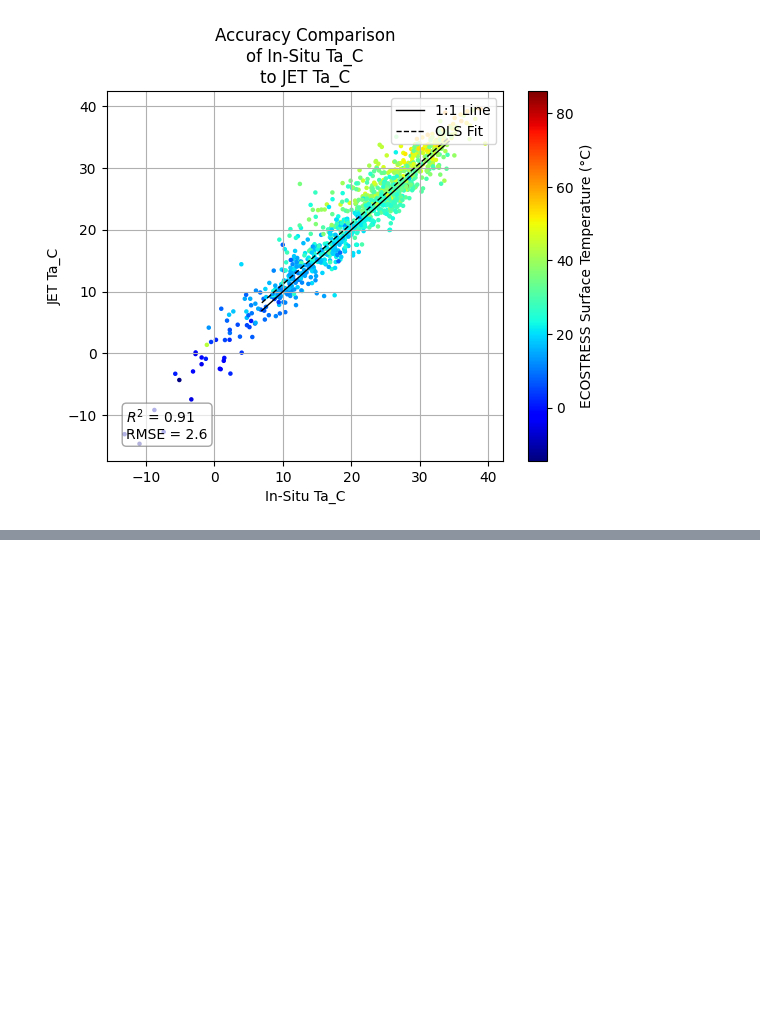
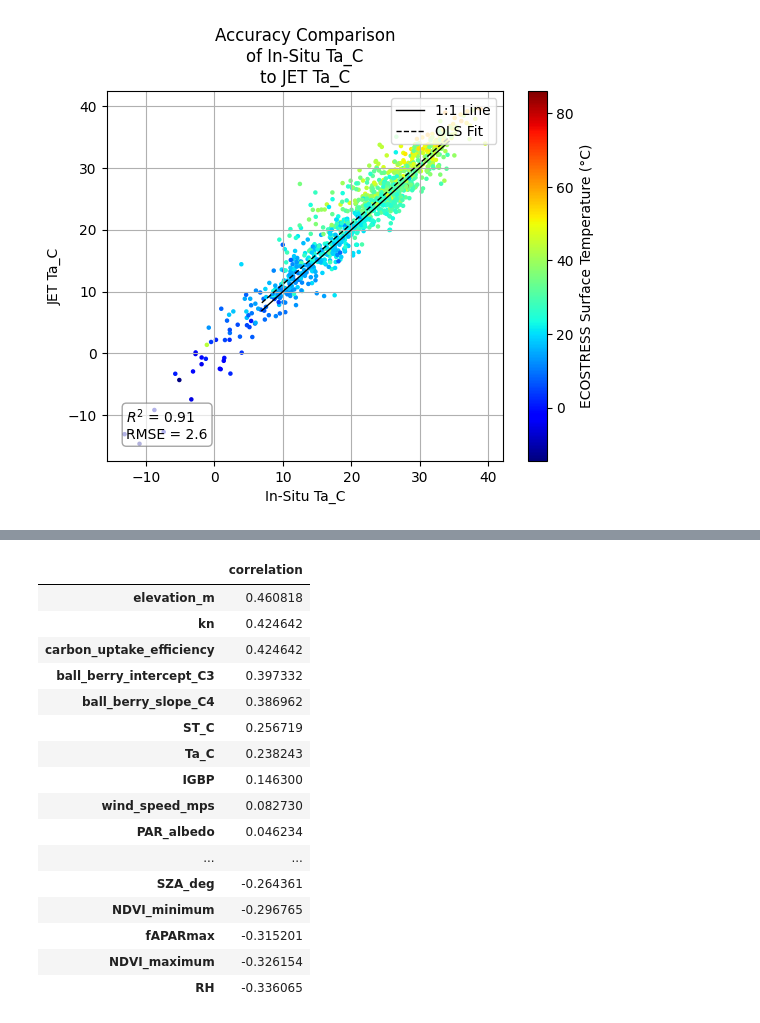
Before and after one commit to gregory-halverson/ECOv003-L3T-L4T-JET, a Jupyter notebook: notebooks/Air Temperature UQ.ipynb, the cells around one changed output, grey strips where cells are left out. Cells and saved outputs as stored; diff of their text form; code cells hidden in the pictures; blank space fills up the shorter version.

```diff
--- a/notebooks/Air Temperature UQ.ipynb
+++ b/notebooks/Air Temperature UQ.ipynb
@@ -104,3 +125,36 @@ plt.show()
+# %%
+# Correlations for INPUT_VARIABLES with Ta_C_error
+vars_in_df = [v for v in INPUT_VARIABLES if v in df.columns]
+numeric_vars = df[vars_in_df].select_dtypes(include=[np.number]).columns.tolist()
+
+# Calculate correlations and keep only finite values (no NaN, no inf)
+corrs = df[numeric_vars].corrwith(df["Ta_C_error"])
+input_var_corrs = (
+    corrs[np.isfinite(corrs)]
+    .sort_values(ascending=False)
+    .rename("correlation")
+    .to_frame()
+)
+
+input_var_corrs
+# %% [output]
+|  | correlation |
+| elevation_m | 0.460818 |
+| kn | 0.424642 |
+| carbon_uptake_efficiency | 0.424642 |
+| ball_berry_intercept_C3 | 0.397332 |
+| ball_berry_slope_C4 | 0.386962 |
+| ST_C | 0.256719 |
+| Ta_C | 0.238243 |
+| IGBP | 0.146300 |
+| wind_speed_mps | 0.082730 |
+| PAR_albedo | 0.046234 |
+| ... | ... |
+| SZA_deg | -0.264361 |
+| NDVI_minimum | -0.296765 |
+| fAPARmax | -0.315201 |
+| NDVI_maximum | -0.326154 |
+| RH | -0.336065 |
 # %%
 # Discover top strongest correlations with Ta_C_error
 import seaborn as sns
```
Also changed, not shown: parts of 8 cells of this notebook, 7 other files.
